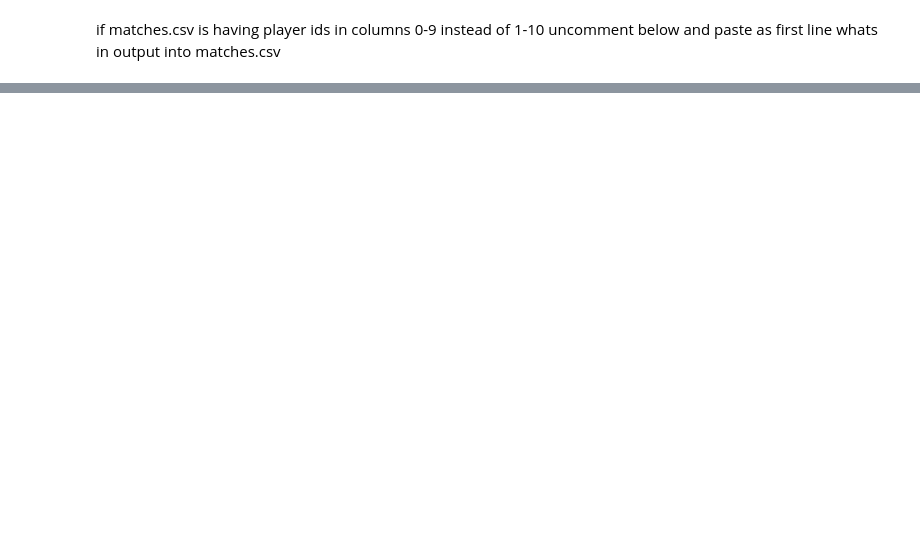
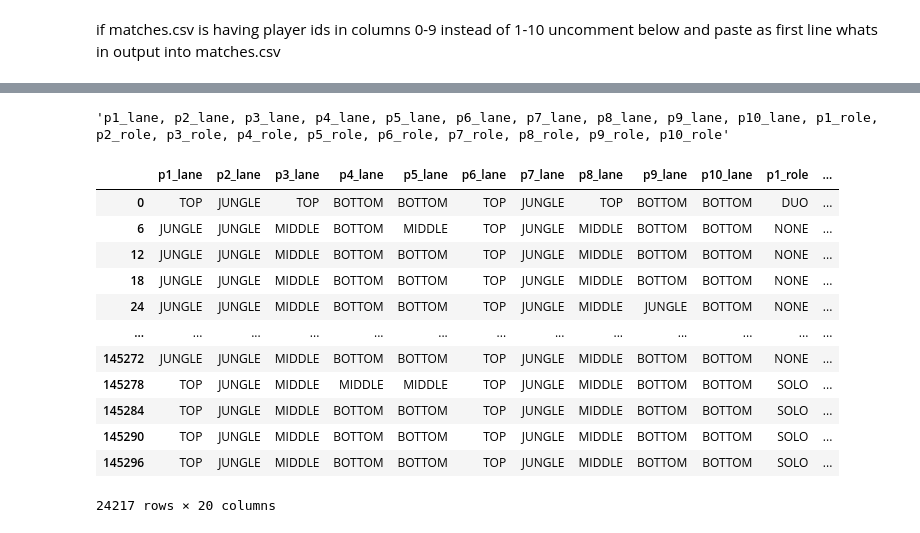
Before and after one commit to Qesterius/Lol_match_outcome_prediction, a Jupyter notebook: analisys_full_data.ipynb, the cells around one changed output, grey strips where cells are left out. Saved outputs shown, nothing was run; the diff lists cells and outputs as text; code cells hidden in the pictures; blank space fills up the shorter version.

```diff
--- a/analisys_full_data.ipynb
+++ b/analisys_full_data.ipynb
@@ -217,3 +325,24 @@ models = [
     RandomForestClassifier(random_state=42, n_jobs=-1),
     HistGradientBoostingClassifier(random_state=42),
 ]
+# %%
+non_numeric = list(X_0.select_dtypes(exclude=['number', 'bool']).columns)
+', '.join(non_numeric)
+# %% [output]
+'p1_lane, p2_lane, p3_lane, p4_lane, p5_lane, p6_lane, p7_lane, p8_lane, p9_lane, p10_lane, p1_role, p2_role, p3_role, p4_role, p5_role, p6_role, p7_role, p8_role, p9_role, p10_role'
+# %%
+X_0[non_numeric]
+# %% [output]
+|  | p1_lane | p2_lane | p3_lane | p4_lane | p5_lane | p6_lane | p7_lane | p8_lane | p9_lane | p10_lane | p1_role | ... |
+| 0 | TOP | JUNGLE | TOP | BOTTOM | BOTTOM | TOP | JUNGLE | TOP | BOTTOM | BOTTOM | DUO | ... |
+| 6 | JUNGLE | JUNGLE | MIDDLE | BOTTOM | MIDDLE | TOP | JUNGLE | MIDDLE | BOTTOM | BOTTOM | NONE | ... |
+| 12 | JUNGLE | JUNGLE | MIDDLE | BOTTOM | BOTTOM | TOP | JUNGLE | MIDDLE | BOTTOM | BOTTOM | NONE | ... |
+| 18 | JUNGLE | JUNGLE | MIDDLE | BOTTOM | BOTTOM | TOP | JUNGLE | MIDDLE | BOTTOM | BOTTOM | NONE | ... |
+| 24 | JUNGLE | JUNGLE | MIDDLE | BOTTOM | BOTTOM | TOP | JUNGLE | MIDDLE | JUNGLE | BOTTOM | NONE | ... |
+| ... | ... | ... | ... | ... | ... | ... | ... | ... | ... | ... | ... | ... |
+| 145272 | JUNGLE | JUNGLE | MIDDLE | BOTTOM | BOTTOM | TOP | JUNGLE | MIDDLE | BOTTOM | BOTTOM | NONE | ... |
+| 145278 | TOP | JUNGLE | MIDDLE | MIDDLE | MIDDLE | TOP | JUNGLE | MIDDLE | BOTTOM | BOTTOM | SOLO | ... |
+| 145284 | TOP | JUNGLE | MIDDLE | BOTTOM | BOTTOM | TOP | JUNGLE | MIDDLE | BOTTOM | BOTTOM | SOLO | ... |
+| 145290 | TOP | JUNGLE | MIDDLE | BOTTOM | BOTTOM | TOP | JUNGLE | MIDDLE | BOTTOM | BOTTOM | SOLO | ... |
+| 145296 | TOP | JUNGLE | MIDDLE | BOTTOM | BOTTOM | TOP | JUNGLE | MIDDLE | BOTTOM | BOTTOM | SOLO | ... |
+24217 rows × 20 columns
```
Also changed, not shown: parts of 27 cells of this notebook, 1 other file.
